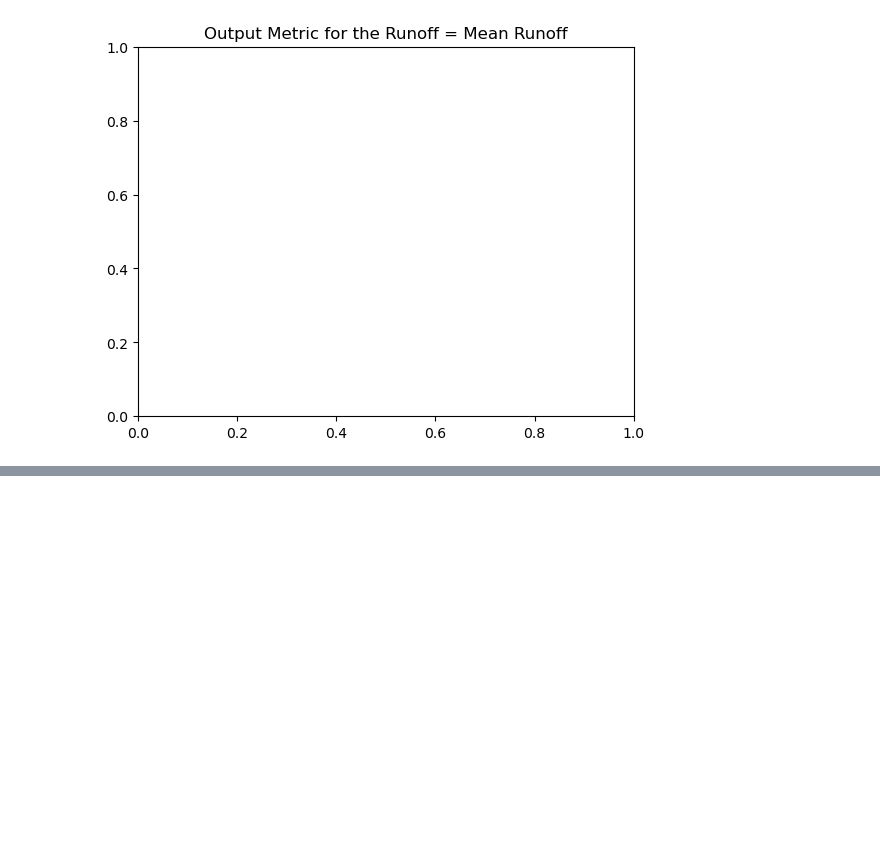
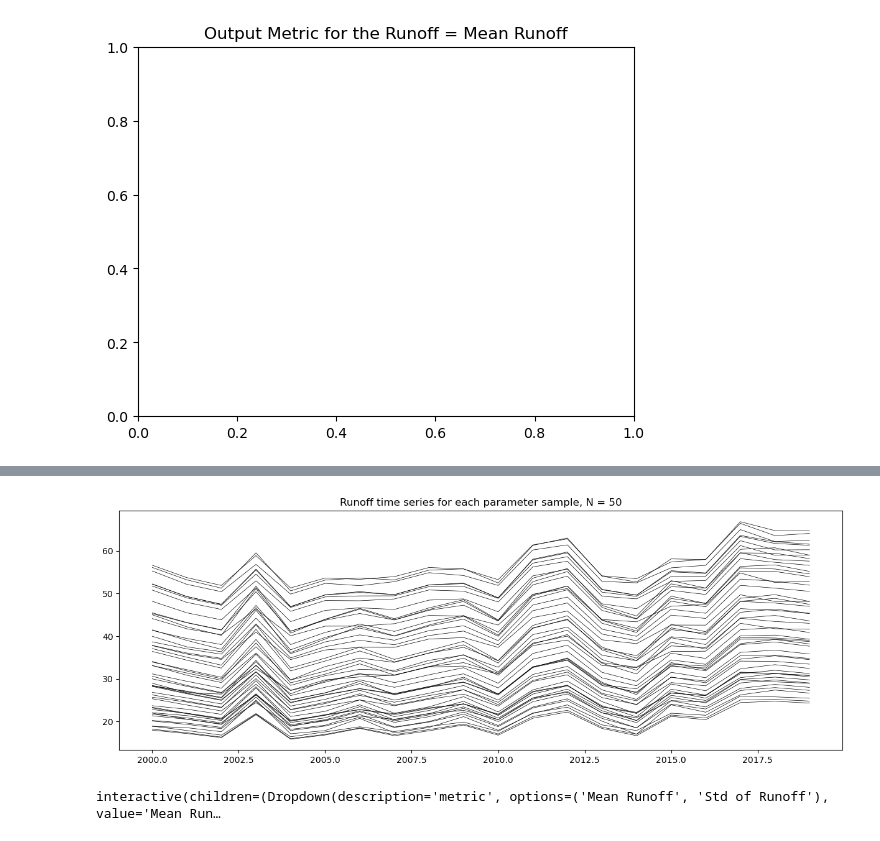
Before and after one commit to chloe-hancock/oggm, a Jupyter notebook: oggm/sandbox/notebooks/sensitvity_SAFE/safe_and_oggm_runoff.ipynb, the cells around one changed output, grey strips where cells are left out. Drawn from its saved outputs; the diff is of its cells as text; code cells hidden in the pictures; blank space fills up the shorter version.

```diff
--- a/oggm/sandbox/notebooks/sensitvity_SAFE/safe_and_oggm_runoff.ipynb
+++ b/oggm/sandbox/notebooks/sensitvity_SAFE/safe_and_oggm_runoff.ipynb
@@ -536,0 +765,55 @@ interactive(children=(Dropdown(description='metric', options=('Mean Runoff', 'St
+# %%
+# compile csvs to plot timeseries and plot to view the runoff time series for each of the 50 samples, to see how they are looking and check that they make sense before we calculate the sensitivity indices
+import pandas as pd
+
+plt.figure(figsize=(15,5))
+
+for i in range(N):
+    df = pd.read_csv(cfg.PATHS['working_dir'] + '/' + str(i) + '_runoff_output.csv')
+    plt.plot(df['years'], df['runoff'], label='sim', color='k', linewidth=0.5)
+    plt.title('Runoff time series for each parameter sample, N = %d' % N)
+# %% [output]
+[figure, added]
+# %%
+# Define interactive visualisation function to calculate and visualise sensitivity indices
+# for the chosen output metric and different choices of the PAWN tuning parameters (n,Nboot,aggr)
+
+def runoff_pawn_function(metric='Mean Runoff', n = 5, aggr = 'median', Nboot = 500):
+    # Extract output metric:
+    if metric == 'Mean Runoff':
+        i = 0
+    elif metric == 'Std of Runoff':
+        i = 1
+    Y = YY[:, i];
+
+    X_labels = ['melt_f', 'prcp_fac', 'temp_bias']
+
+    # Apply PAWN
+    # Tuning parameters:
+    # n = number of conditioning intervals
+    # aggr = statistic to aggregate KS values
+    # Nboot = number of bootstrapping resamples used to derive confidence bounds of sensitivity indices
+
+    # Compute sensitivity indices for Nboot bootstrap resamples
+    KS_median, KS_mean, KS_max = PAWN.pawn_indices(X, Y, n, Nboot=Nboot)
+    # KS_median and KS_mean and KS_max have shape (Nboot, M)
+
+    # Compute mean and confidence intervals of the sensitivity indices across the bootstrap resamples:
+    KS_median_m, KS_median_lb, KS_median_ub = aggregate_boot(KS_median) # shape (M,)
+    KS_mean_m, KS_mean_lb, KS_mean_ub = aggregate_boot(KS_mean) # shape (M,)
+    KS_max_m, KS_max_lb, KS_max_ub = aggregate_boot(KS_max) # shape (M,)
+
+    # Plot sensitivity indices:
+    plt.figure()
+    plt.title("Output Metric for the Runoff = %s" % metric)
+    if aggr == 'median':
+        pf.boxplot1(KS_median_m, S_lb=KS_median_lb, S_ub=KS_median_ub, X_Labels=X_labels, Y_Label='sensitivity (median KS)')
+    if aggr == 'mean':
+        pf.boxplot1(KS_mean_m, S_lb=KS_mean_lb, S_ub=KS_mean_ub, X_Labels=X_labels, Y_Label='sensitivity (mean KS)')
+    if aggr == 'max':
+        pf.boxplot1(KS_max_m, S_lb=KS_max_lb, S_ub=KS_max_ub, X_Labels=X_labels, Y_Label='sensitivity (max KS)')
+    plt.show()
+
+interact(runoff_pawn_function, metric = ['Mean Runoff','Std of Runoff'], n = (2, 20, 1), aggr = ['median', 'mean','max'], Nboot = (0, 500, 10));
+# %% [output]
+interactive(children=(Dropdown(description='metric', options=('Mean Runoff', 'Std of Runoff'), value='Mean Run…
```
Also changed, not shown: parts of 15 cells of this notebook, 4 other files.
